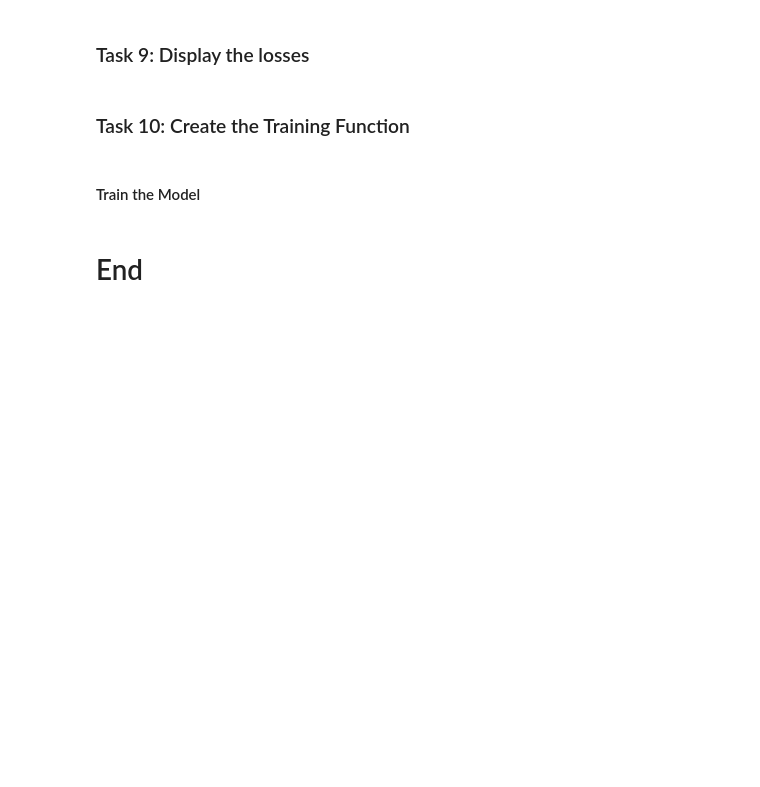
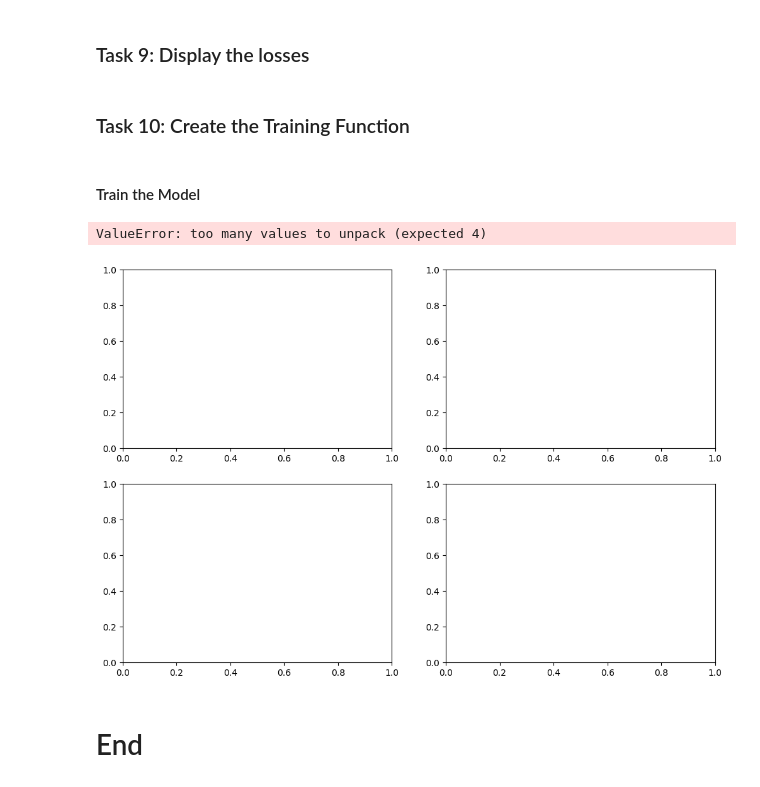
Before and after one commit to mobatusi/data-augmentation-gans, a Jupyter notebook: GAN_pytorch.ipynb, the cells around one changed output. Cells and saved outputs as stored; diff of their text form; code cells hidden in the pictures; blank space fills up the shorter version.

```diff
--- a/GAN_pytorch.ipynb
+++ b/GAN_pytorch.ipynb
@@ -173,4 +262,35 @@ def generator_update(Z, nnet_D, nnet_G, loss, trainer_G):
 # %% [markdown]
 ### Task 9: Display the losses
+# %%
+def display_losses(metrics, loss_D, loss_G, axes, fig, epoch):
+    # Calculate average losses for this epoch
+    avg_loss_D = metrics[0] / metrics[2]
+    avg_loss_G = metrics[1] / metrics[2]
+
+    # Store the losses
+    loss_D.append(avg_loss_D)
+    loss_G.append(avg_loss_G)
+
+    # Clear current axes
+    axes.clear()
+
+    # Create x-axis values (epoch numbers)
+    epochs = list(range(1, epoch + 2))
+
+    # Plot both losses
+    axes.plot(epochs, loss_D, 'b-', label='Discriminator Loss')
+    axes.plot(epochs, loss_G, 'r-', label='Generator Loss')
+
+    # Set labels and title
+    axes.set_xlabel('Epoch')
+    axes.set_ylabel('Loss')
+    axes.set_title('Training Losses')
+    axes.legend()
+
+    # Refresh the plot
+    fig.canvas.draw()
+    plt.pause(0.01)
+
+    return loss_D, loss_G
 # %% [markdown]
 ### Task 10: Create the Training Function
@@ -177,4 +338,21 @@ def generator_update(Z, nnet_D, nnet_G, loss, trainer_G):
 # %% [markdown]
 #### Train the Model
+# %%
+# Set hyperparameters
+batch_size = 100
+num_epochs = 30
+lr_D = 0.05
+lr_G = 0.005
+latent_dim = 2
+
+# Create data iterator
+data_loader = torch.utils.data.DataLoader(dataset=data, batch_size=batch_size, shuffle=True)
+net_D = Discriminator()
+net_G = Generator()
+# Train the model
+train(net_D, net_G, data_loader, num_epochs, lr_D, lr_G, latent_dim, data)
+# %% [output]
+ValueError: too many values to unpack (expected 4)
+[figure, added]
 # %% [markdown]
 # End
```
Also changed, not shown: parts of 5 cells of this notebook.
